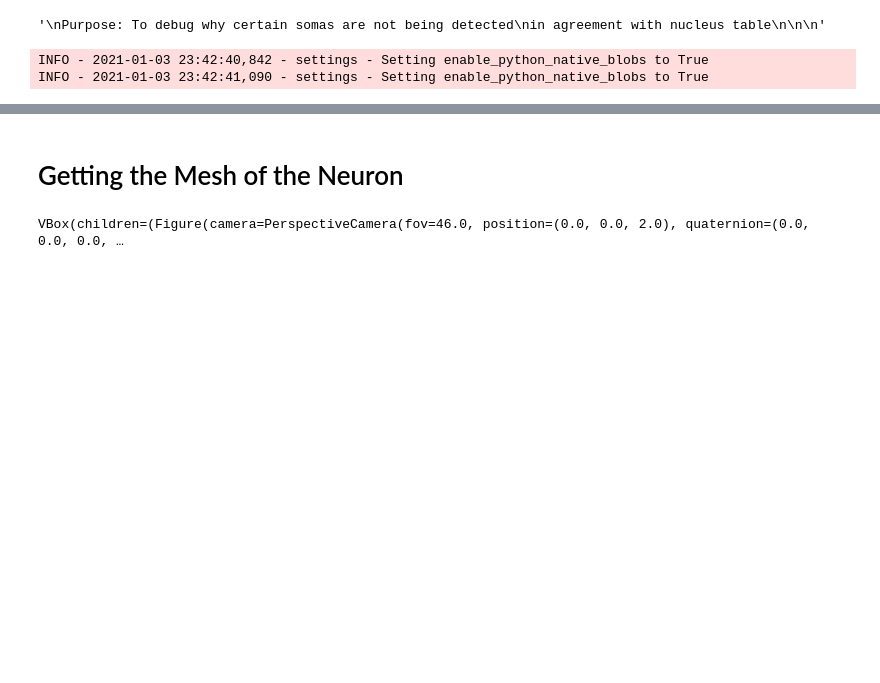
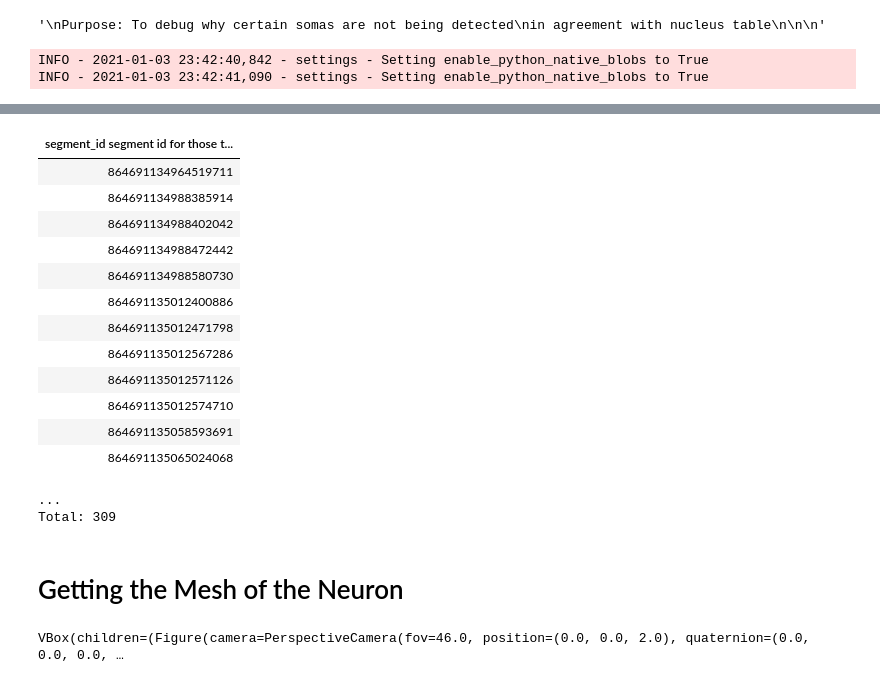
Before and after one commit to celiibrendan/neuron_mesh_tools, a Jupyter notebook: Auto_Proofreading/Soma_Splitting/Soma_Detection_Debug/Soma_Detection_Unpacked.ipynb, the cells around one changed output, grey strips where cells are left out. Drawn from its saved outputs; the diff is of its cells as text; code cells hidden in the pictures; blank space fills up the shorter version.

```diff
--- a/Auto_Proofreading/Soma_Splitting/Soma_Detection_Debug/Soma_Detection_Unpacked.ipynb
+++ b/Auto_Proofreading/Soma_Splitting/Soma_Detection_Debug/Soma_Detection_Unpacked.ipynb
@@ -25,2 +50,20 @@ INFO - 2021-01-03 23:42:41,090 - settings - Setting enable_python_native_blobs t
+# %%
+minnie.MultiSomaProofread()
+# %% [output]
+| segment_id segment id for those t... |
+| 864691134964519711 |
+| 864691134988385914 |
+| 864691134988402042 |
+| 864691134988472442 |
+| 864691134988580730 |
+| 864691135012400886 |
+| 864691135012471798 |
+| 864691135012567286 |
+| 864691135012571126 |
+| 864691135012574710 |
+| 864691135058593691 |
+| 864691135065024068 |
+...
+Total: 309
 # %% [markdown]
 # Getting the Mesh of the Neuron
```
Also changed, not shown: parts of 15 cells of this notebook, 4 other files.
